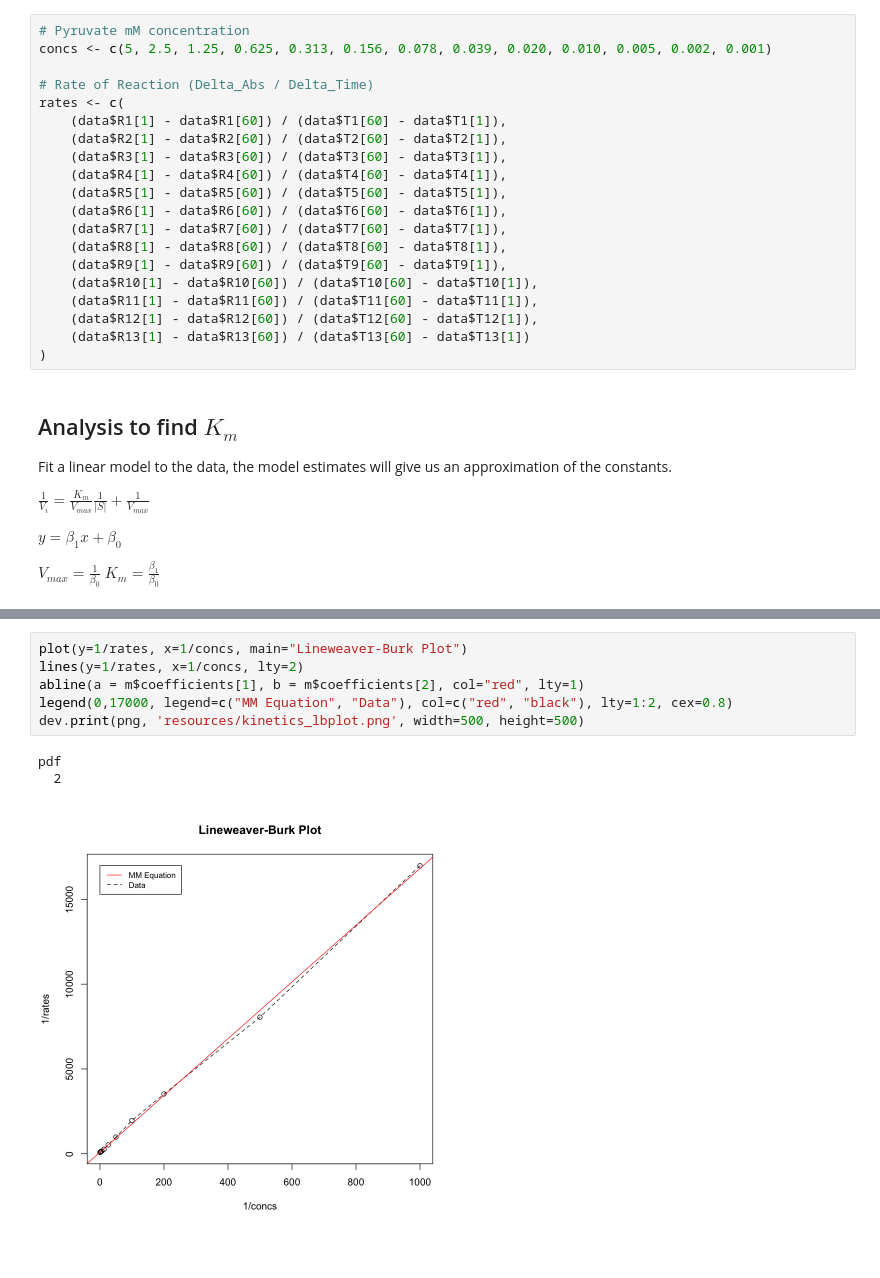
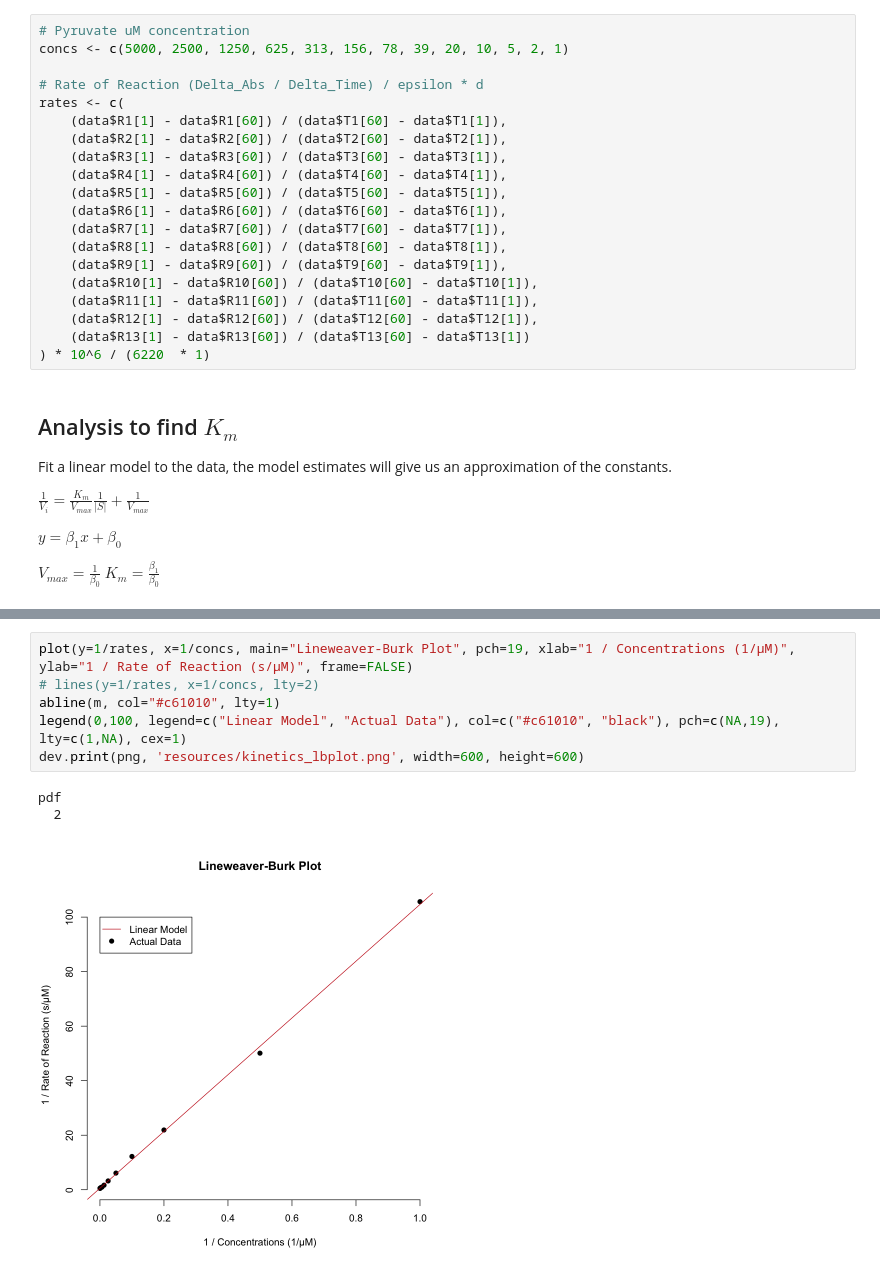
Before and after one commit to zrthxn/molbiolab, a Jupyter notebook: kinetics.ipynb, the cells around one changed output, grey strips where cells are left out. Cells and saved outputs as stored; diff of their text form.

```diff
--- a/kinetics.ipynb
+++ b/kinetics.ipynb
@@ -192,10 +178,10 @@ From this you can determine the $V_{max}/2$ and so you can get $K_m$, the Michea
 # %% [markdown]
 Find out why the convertion of Py -> Lactate is slowed down at high concentration of the substrate (enzyme NADH)
 # %%
-# Pyruvate mM concentration
-concs <- c(5, 2.5, 1.25, 0.625, 0.313, 0.156, 0.078, 0.039, 0.020, 0.010, 0.005, 0.002, 0.001)
+# Pyruvate uM concentration
+concs <- c(5000, 2500, 1250, 625, 313, 156, 78, 39, 20, 10, 5, 2, 1)
 
-# Rate of Reaction (Delta_Abs / Delta_Time)
+# Rate of Reaction (Delta_Abs / Delta_Time) / epsilon * d
 rates <- c(
     (data$R1[1] - data$R1[60]) / (data$T1[60] - data$T1[1]),
     (data$R2[1] - data$R2[60]) / (data$T2[60] - data$T2[1]),
@@ -210,7 +196,7 @@ rates <- c(
     (data$R11[1] - data$R11[60]) / (data$T11[60] - data$T11[1]),
     (data$R12[1] - data$R12[60]) / (data$T12[60] - data$T12[1]),
     (data$R13[1] - data$R13[60]) / (data$T13[60] - data$T13[1])
-)
+) * 10^6 / (6220  * 1)
 # %% [markdown]
 ## Analysis to find $K_m$
 Fit a linear model to the data, the model estimates will give us an approximation of the constants.
@@ -265,13 +255,13 @@ pdf
 # %%
-plot(y=1/rates, x=1/concs, main="Lineweaver-Burk Plot")
-lines(y=1/rates, x=1/concs, lty=2)
-abline(a = m$coefficients[1], b = m$coefficients[2], col="red", lty=1)
-legend(0,17000, legend=c("MM Equation", "Data"), col=c("red", "black"), lty=1:2, cex=0.8)
-dev.print(png, 'resources/kinetics_lbplot.png', width=500, height=500)
+plot(y=1/rates, x=1/concs, main="Lineweaver-Burk Plot", pch=19, xlab="1 / Concentrations (1/µM)", ylab="1 / Rate of Reaction (s/µM)", frame=FALSE)
+# lines(y=1/rates, x=1/concs, lty=2)
+abline(m, col="#c61010", lty=1)
+legend(0,100, legend=c("Linear Model", "Actual Data"), col=c("#c61010", "black"), pch=c(NA,19), lty=c(1,NA), cex=1)
+dev.print(png, 'resources/kinetics_lbplot.png', width=600, height=600)
 # %% [output]
 pdf
   2
-[figure, old version]
+[figure, new version]
 # %%
 # curve((vmax*x)/(km+x))
 # plot(y=rates, x=concs)
```
Also changed, not shown: parts of 6 cells of this notebook, 13 other files.
